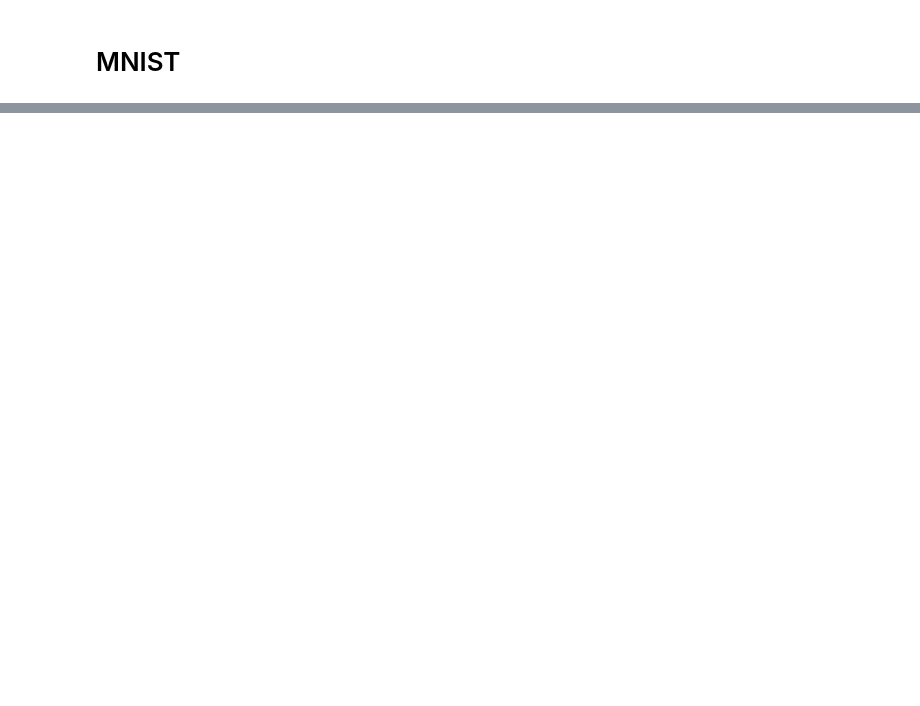
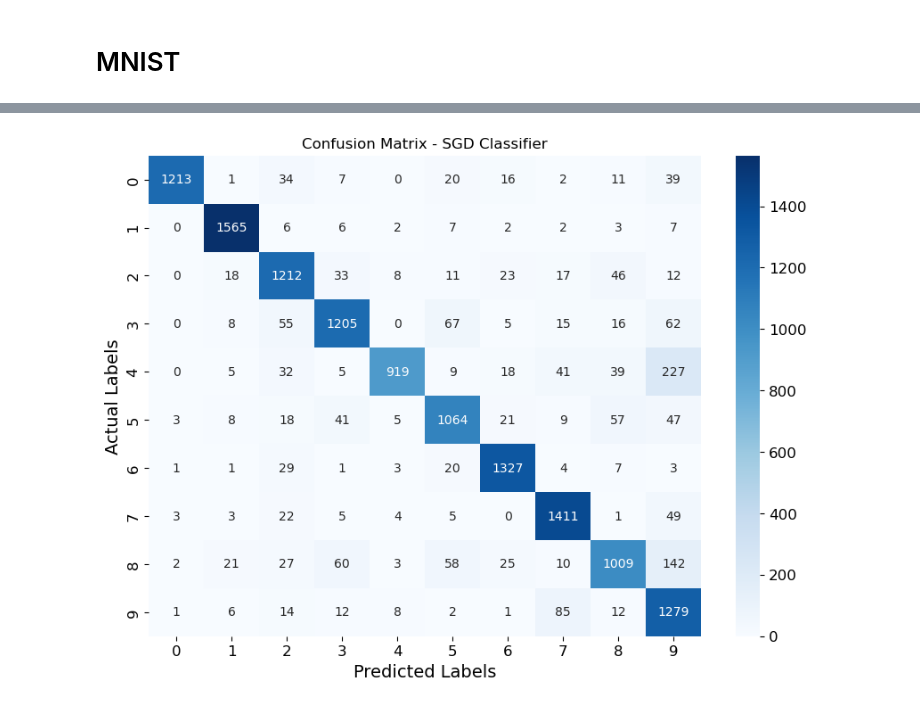
Before and after one commit to gayan-rathnayaka/IAI600LAB4, a Jupyter notebook: IAI600_LAB4.ipynb, the cells around one changed output, grey strips where cells are left out. Saved outputs shown, nothing was run; the diff lists cells and outputs as text; code cells hidden in the pictures; blank space fills up the shorter version.

```diff
--- a/IAI600_LAB4.ipynb
+++ b/IAI600_LAB4.ipynb
@@ -140,7 +51,0 @@ plt.show()
-# %%
-sample_weight = (y_train_pred != y_train)
-plt.rc('font', size=10)  # extra code
-ConfusionMatrixDisplay.from_predictions(y_train, y_train_pred,
-                                        sample_weight=sample_weight,
-                                        normalize="true", values_format=".0%")
-plt.show()
@@ -230,0 +289,15 @@ plt.show()
+# %%
+
+from sklearn.linear_model import SGDClassifier
+# Create an SGD classifier
+
+sgd_clf = SGDClassifier(max_iter=1000, tol=1e-3, random_state=42)
+
+# Train the classifier
+sgd_clf.fit(X_train, y_train)
+
+# Predict on the test set
+y_pred_sgd = sgd_clf.predict(X_test)
+# Print performance metrics
+print(f"Accuracy: {accuracy_score(y_test, y_pred_sgd)}")
+print(classification_report(y_test, y_pred_sgd))
@@ -230,0 +322,14 @@ plt.show()
+# %%
+
+# Confusion matrix
+conf_matrix_sgd = confusion_matrix(y_test, y_pred_sgd)
+
+# Plot confusion matrix
+plt.figure(figsize=(10, 7))
+sns.heatmap(conf_matrix_sgd, annot=True, fmt='d', cmap='Blues', xticklabels=np.unique(y_test), yticklabels=np.unique(y_test))
+plt.title("Confusion Matrix - SGD Classifier")
+plt.ylabel('Actual Labels')
+plt.xlabel('Predicted Labels')
+plt.show()
+# %% [output]
+[figure, added]
```
Also changed, not shown: parts of 62 cells of this notebook.
